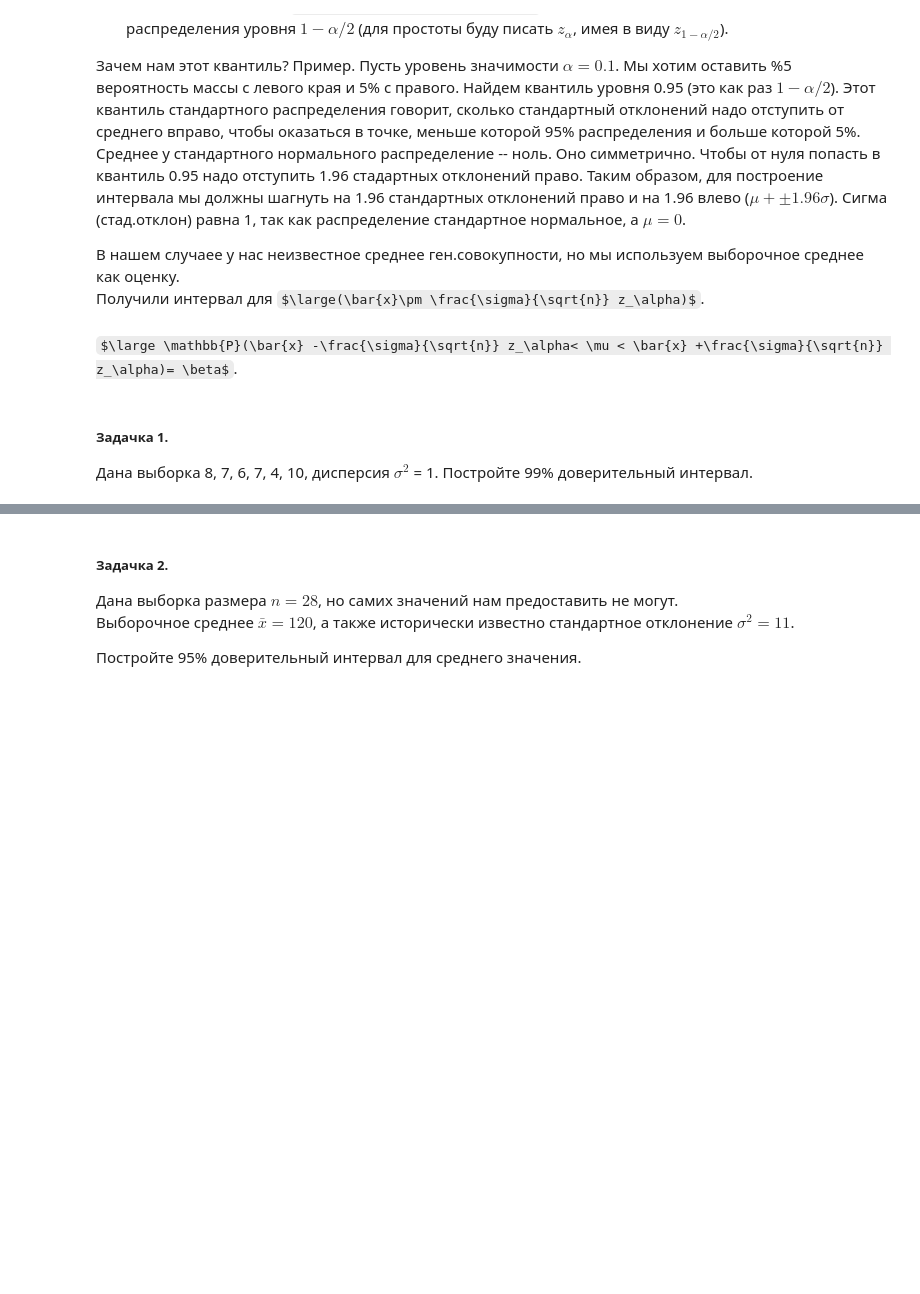
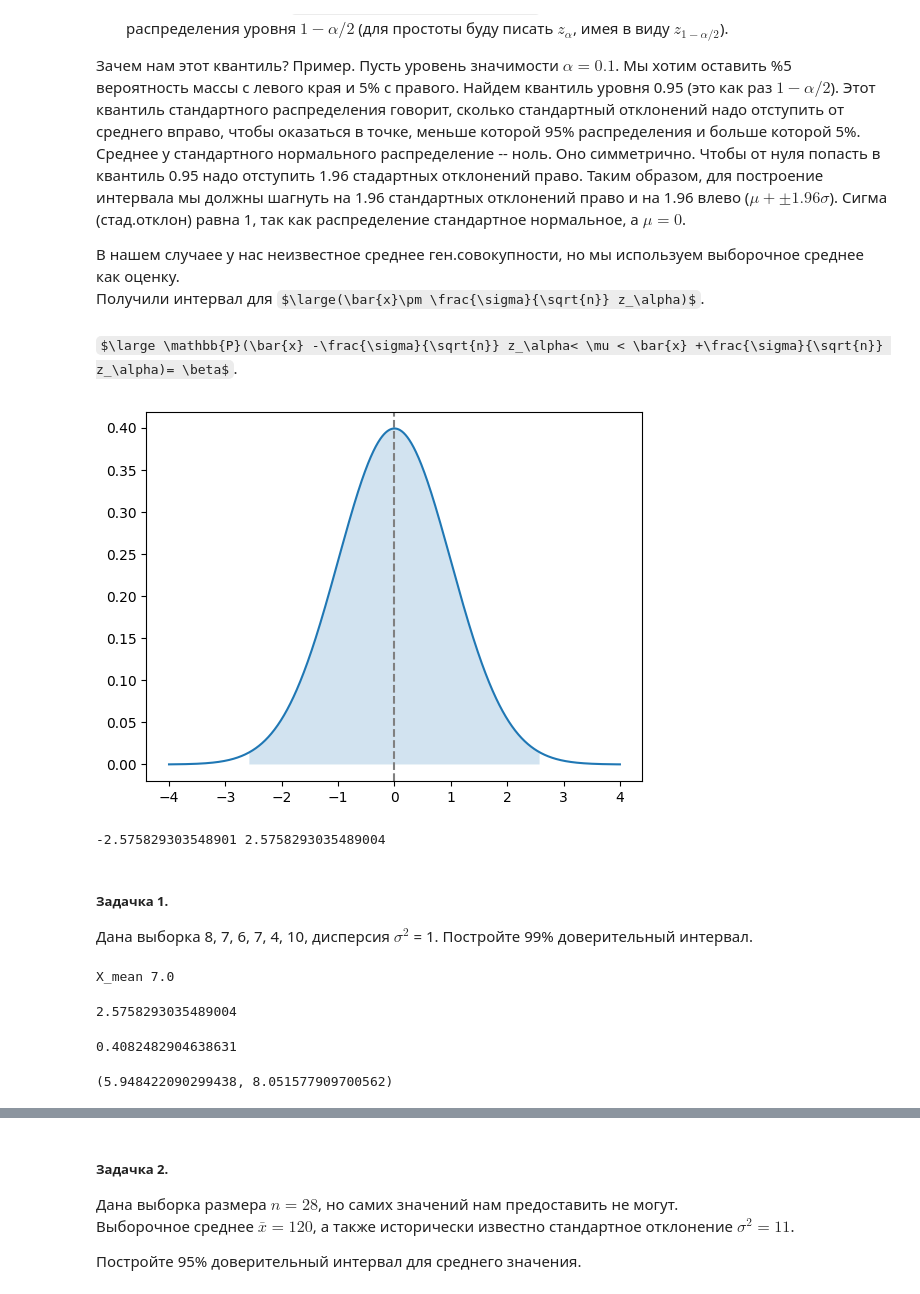
Before and after one commit to igumnov-daniel/HOCK_FEBRUARY_2023, a Jupyter notebook: 08_pandas_CI/08_1_Confidence_Intervals.ipynb, the cells around one changed output, grey strips where cells are left out. Cells and saved outputs as stored; diff of their text form; code cells hidden in the pictures; some formulas as TeX source; blank space fills up the shorter version.

```diff
--- a/08_pandas_CI/08_1_Confidence_Intervals.ipynb
+++ b/08_pandas_CI/08_1_Confidence_Intervals.ipynb
@@ -54,8 +54,51 @@ from scipy import stats
 <br>Получили интервал для  $\large(\bar{x}\pm \frac{\sigma}{\sqrt{n}} z_\alpha)$.
 <br><br>
 $\large \mathbb{P}(\bar{x} -\frac{\sigma}{\sqrt{n}} z_\alpha< \mu < \bar{x} +\frac{\sigma}{\sqrt{n}} z_\alpha)= \beta$.
+# %%
+x = np.linspace(-4, 4, 1000)
+norm_standard = stats.norm(loc=0, scale=1)
+y = norm_standard.pdf(x)
+
+plt.axvline(0, linestyle='--', color='gray')
+
+# 1
+# right = norm_standard.ppf(0.8)
+# mask = x < right
+# plt.fill_between(x[mask], 0, y[mask], alpha=0.2)
+
+alpha = 0.01
+confidence_level = 1 - alpha
+left = norm_standard.ppf(alpha/2)
+right = norm_standard.ppf(1 - alpha/2)
+mask = (x < right) & (x > left)
+plt.fill_between(x[mask], 0, y[mask], alpha=0.2)
+
+plt.plot(x, y)
+plt.show()
+print(left, right)
+# %% [output]
+[figure, added]
+-2.575829303548901 2.5758293035489004
 # %% [markdown]
 ##### Задачка 1.
 Дана выборка 8, 7, 6, 7, 4, 10, дисперсия $\sigma^2$ = 1. Постройте 99% доверительный интервал.
 # %%
 # code
+sample = np.array([8, 7, 6, 7, 4, 10])
+print("X_mean", sample.mean())
+# %% [output]
+X_mean 7.0
+# %%
+z_alpha = stats.norm.ppf(1-0.005, loc=0, scale=1)
+z_alpha
+# %% [output]
+2.5758293035489004
+# %%
+SE = 1 / np.sqrt(sample.size)
+SE
+# %% [output]
+0.4082482904638631
+# %%
+sample.mean() - z_alpha * SE, sample.mean() + z_alpha * SE
+# %% [output]
+(5.948422090299438, 8.051577909700562)
```
Also changed, not shown: parts of 20 cells of this notebook, 1 other file.
